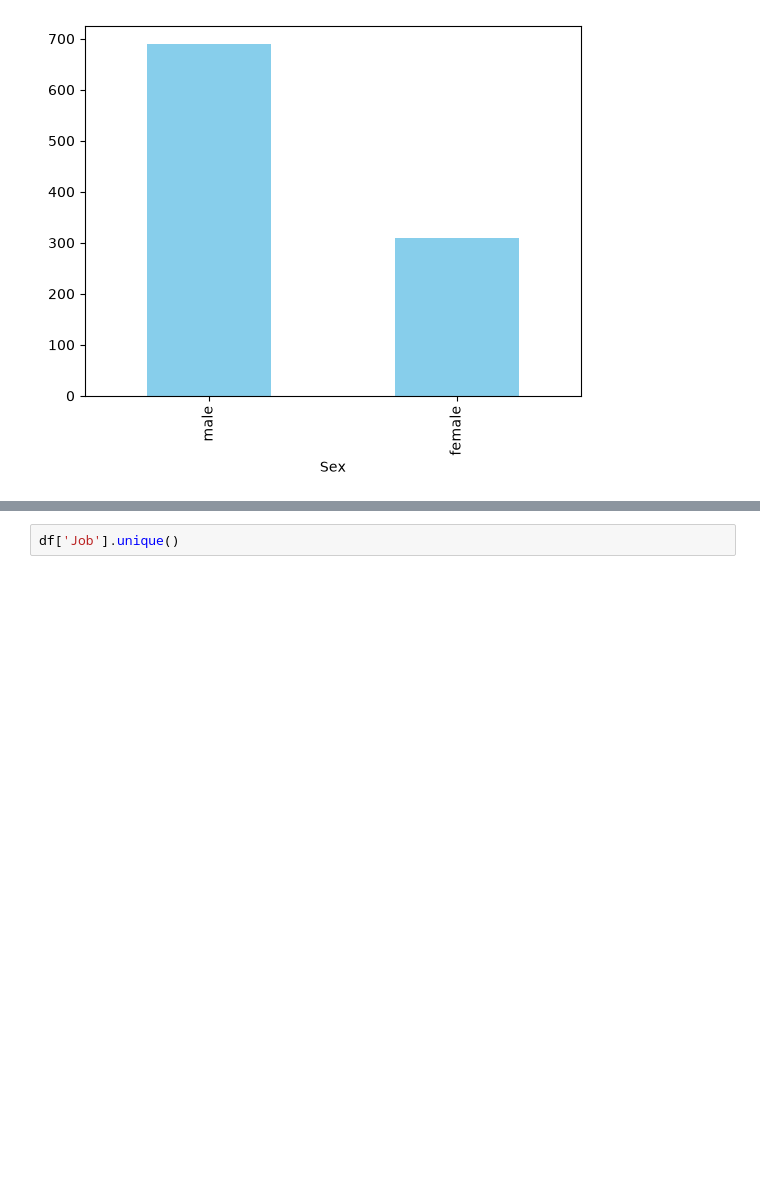
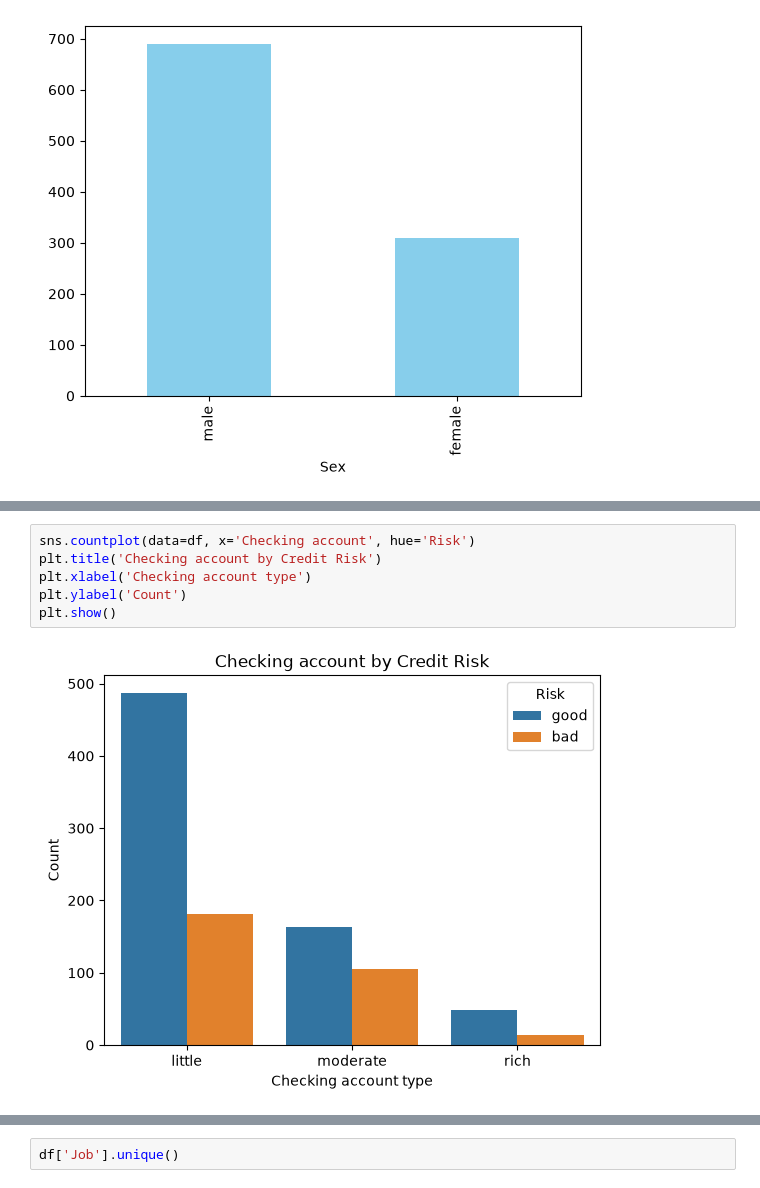
Before and after one commit to sahilkumarkesarwani/German_credit_risk, a Jupyter notebook: German Credit Risk.ipynb, the cells around one changed output, grey strips where cells are left out. Saved outputs shown, nothing was run; the diff lists cells and outputs as text; blank space fills up the shorter version.

```diff
--- a/German Credit Risk.ipynb
+++ b/German Credit Risk.ipynb
@@ -136 +144,9 @@ ValueError: The following variable cannot be assigned with wide-form data: `hue`
+# %%
+sns.countplot(data=df, x='Checking account', hue='Risk')
+plt.title('Checking account by Credit Risk')
+plt.xlabel('Checking account type')
+plt.ylabel('Count')
+plt.show()
+# %% [output]
+[figure, added]
 # %%
```
Also changed, not shown: parts of 4 cells of this notebook.
